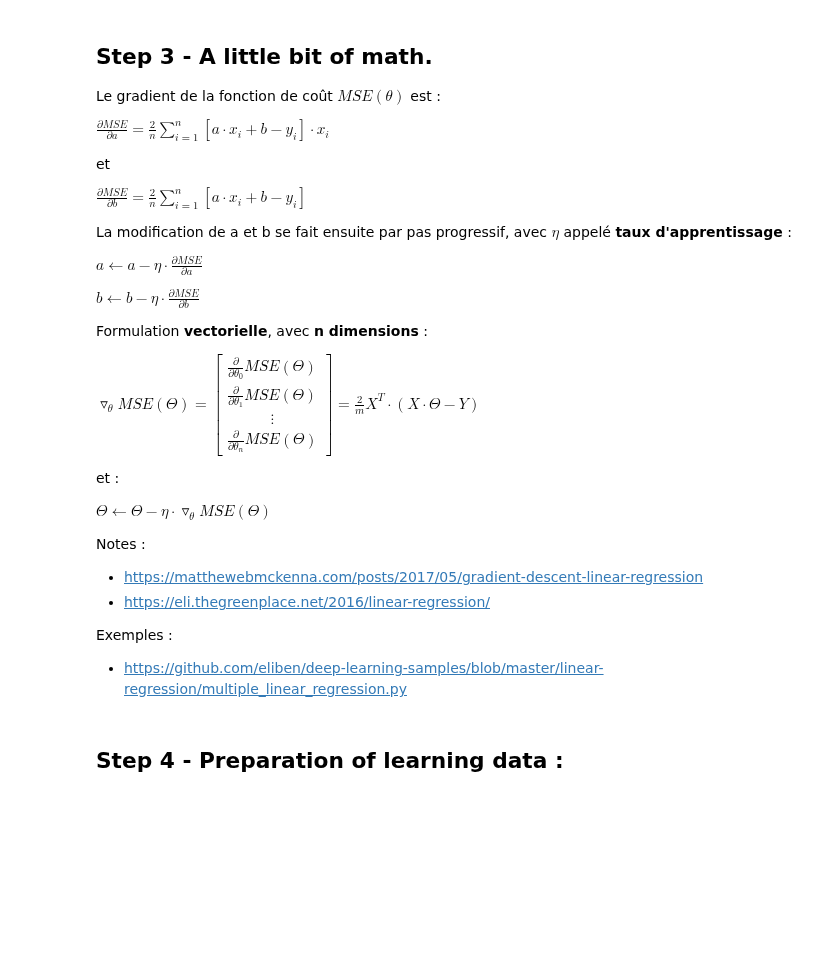
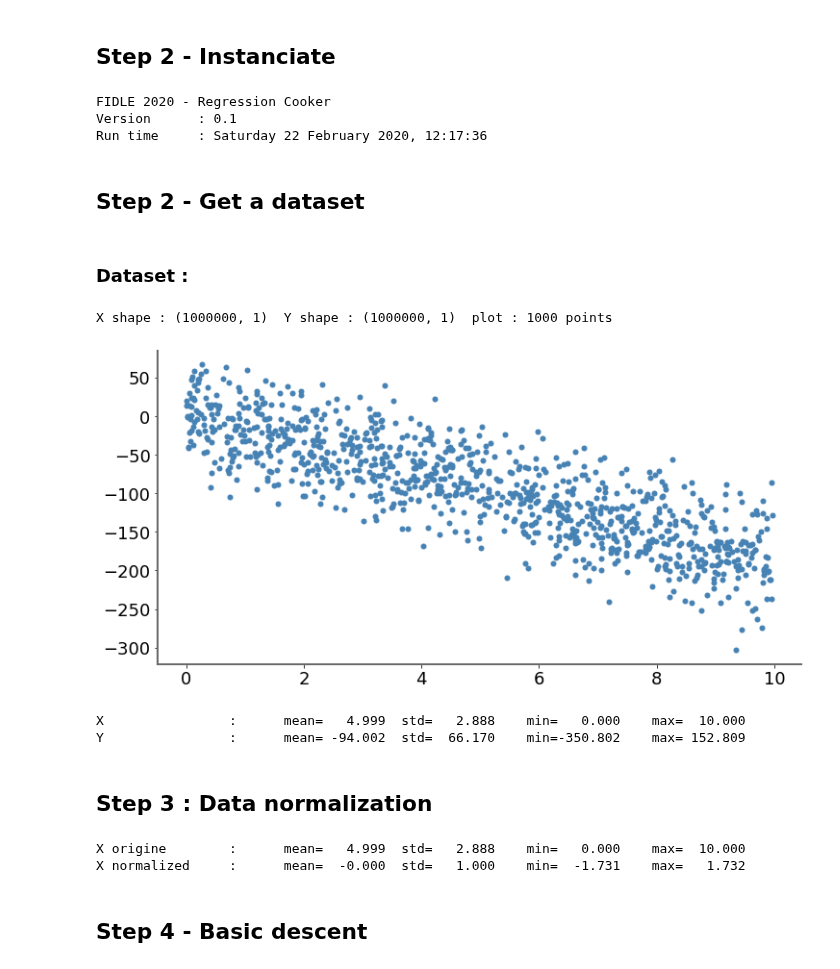
Before and after one commit to Jean-Christ1/Deep-Learning-with-Keras-and-Tensorflow, a Jupyter notebook: LinearReg/02-Gradient-descent.ipynb, the cells around one changed output. Saved outputs shown, nothing was run; the diff lists cells and outputs as text; code cells hidden in the pictures; blank space fills up the shorter version.

Commit message:
Rewrite Linear Reg. as jupyter example
Former-commit-id: d674805498ba50df3133288559033194d3be0f8f

```diff
--- a/LinearReg/02-Gradient-descent.ipynb
+++ b/LinearReg/02-Gradient-descent.ipynb
@@ -73,44 +36,0 @@ Mean = [9.25185854e-16]  Std = [1.]
-# %% [markdown]
-## Step 3 - A little bit of math.
-Le gradient de la fonction de coût $MSE(\theta)$ est :
-
-$\frac{\partial MSE}{\partial a}=\frac2n\sum_{i=1}^n\left[
-a \cdot x_i + b - y_i
-\right] \cdot x_i
-$
-
-et
-
-$
-\frac{\partial MSE}{\partial b}=\frac2n\sum_{i=1}^n\left[
-a \cdot x_i + b - y_i
-\right]
-$
-
-La modification de a et b se fait ensuite par pas progressif, avec $\eta$ appelé **taux d'apprentissage** :
-
-$a \leftarrow a - \eta \cdot \frac{\partial MSE}{\partial a}$
-
-$b \leftarrow b - \eta \cdot \frac{\partial MSE}{\partial b}$
-
-Formulation **vectorielle**, avec **n dimensions** :
-
-$
-\triangledown_\theta MSE(\Theta)=\begin{bmatrix}
-\frac{\partial}{\partial \theta_0}MSE(\Theta)\\
-\frac{\partial}{\partial \theta_1}MSE(\Theta)\\
-\vdots\\
-\frac{\partial}{\partial \theta_n}MSE(\Theta)
-\end{bmatrix}=\frac2m X^T\cdot(X\cdot\Theta-Y)
-$
-
-et :
-
-$\Theta \leftarrow \Theta - \eta \cdot \triangledown_\theta MSE(\Theta)$
-
-Notes :
-- https://matthewebmckenna.com/posts/2017/05/gradient-descent-linear-regression
-- https://eli.thegreenplace.net/2016/linear-regression/
-
-Exemples :
-- https://github.com/eliben/deep-learning-samples/blob/master/linear-regression/multiple_linear_regression.py
@@ -117,2 +42,33 @@ Exemples :
+# %% [markdown]
+## Step 2 - Instanciate
+# %%
+cooker = RegressionCooker()
+# %% [output]
+FIDLE 2020 - Regression Cooker
+Version      : 0.1
+Run time     : Saturday 22 February 2020, 12:17:36
+# %% [markdown]
+## Step 2 - Get a dataset
+# %%
+X,Y = cooker.get_dataset(1000000)
+
+cooker.plot_dataset(X,Y)
+# %% [output]
+### Dataset :
+X shape : (1000000, 1)  Y shape : (1000000, 1)  plot : 1000 points
+[figure, added]
+X                :      mean=   4.999  std=   2.888    min=   0.000    max=  10.000
+Y                :      mean= -94.002  std=  66.170    min=-350.802    max= 152.809
+# %% [markdown]
+## Step 3 : Data normalization
+# %%
+X_norm     = ( X - X.mean() ) / X.std()
+Y_norm     = ( Y - Y.mean() ) / Y.std()
+
+cooker.vector_infos('X origine',X)
+cooker.vector_infos('X normalized',X_norm)
+# %% [output]
+X origine        :      mean=   4.999  std=   2.888    min=   0.000    max=  10.000
+X normalized     :      mean=  -0.000  std=   1.000    min=  -1.731    max=   1.732
 # %% [markdown]
-## Step 4 - Preparation of learning data :
+## Step 4 - Basic descent
```
Also changed, not shown: parts of 12 cells of this notebook, 4 other files.
